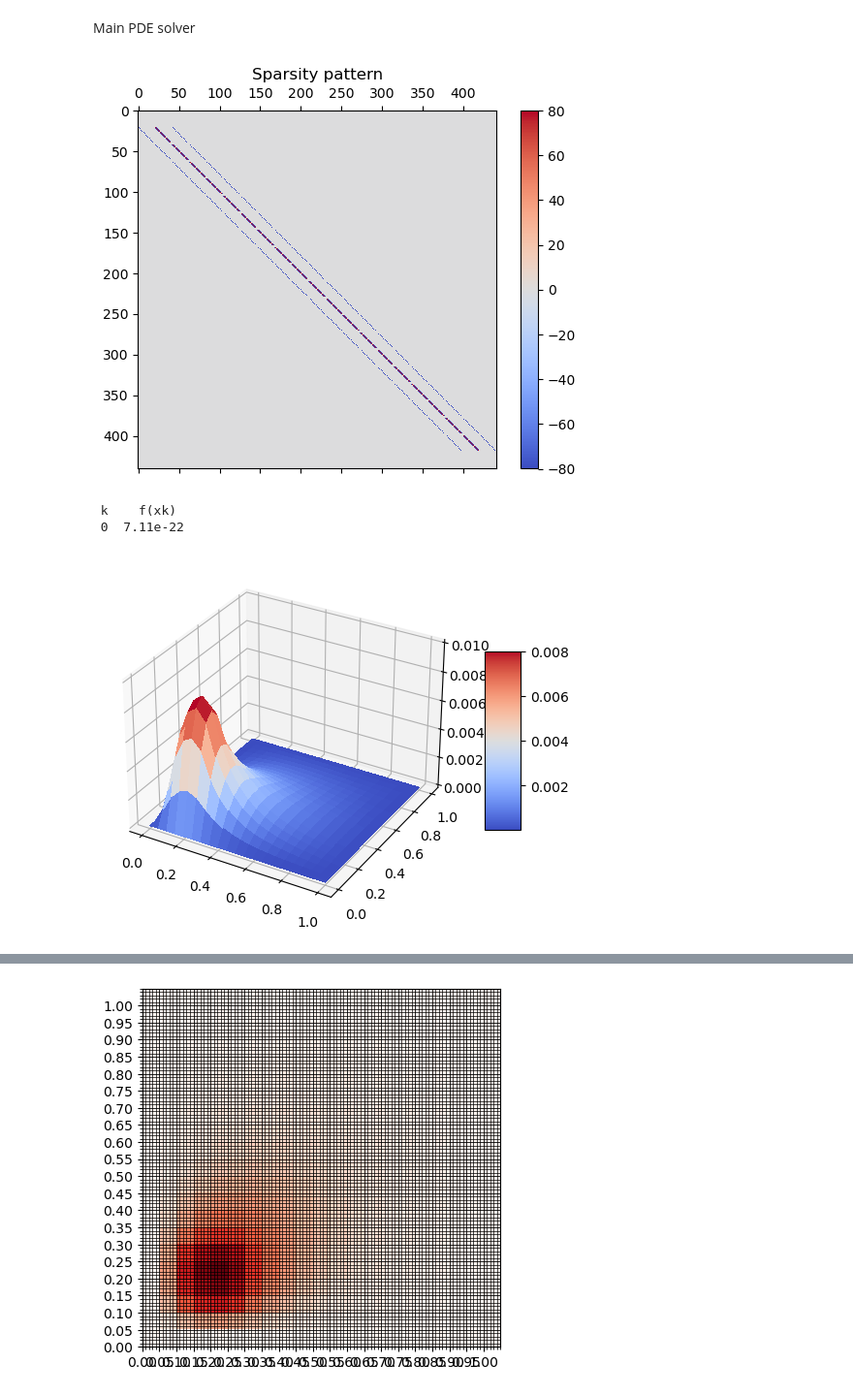
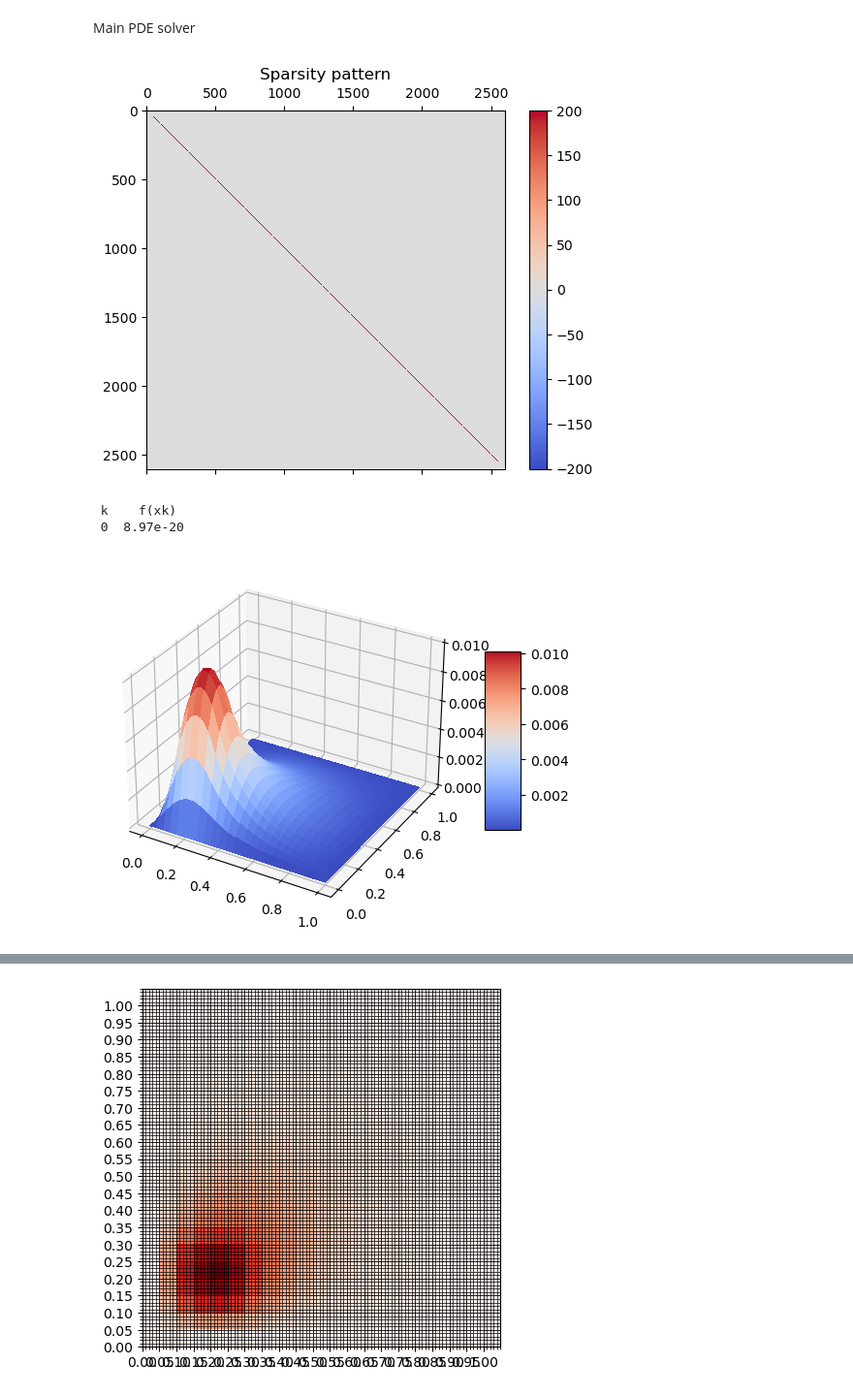
Before and after one commit to RFurze/ScientificComputing, a Jupyter notebook: Assignment2_2.ipynb, the cells around one changed output, grey strips where cells are left out. Shown at 97% size. Saved outputs shown, nothing was run; the diff lists cells and outputs as text; code cells hidden in the pictures.

```diff
--- a/Assignment2_2.ipynb
+++ b/Assignment2_2.ipynb
@@ -268,14 +270,14 @@ def diffusionSolver(mux, muy, h):
 
   return u
 # %%
-h = 0.05
+h = 0.02
 mux = 1
 muy = 1
 sol = diffusionSolver(mux, muy, h)
 # %% [output]
-[figure, old version]
+[figure, new version]
  k    f(xk)
- 0  7.11e-22
+ 0  8.97e-20
 # %%
 import matplotlib.pyplot as plt
 import numpy as np
@@ -304,4 +306,4 @@ fig.colorbar(surf, shrink=0.5, aspect=5)
 
 plt.show()
 # %% [output]
-[figure, old version]
+[figure, new version]
```
Also changed, not shown: parts of 2 cells of this notebook.
